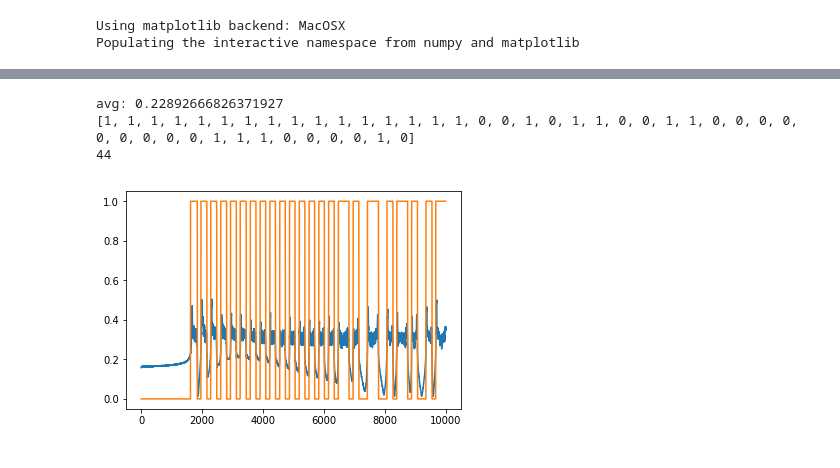
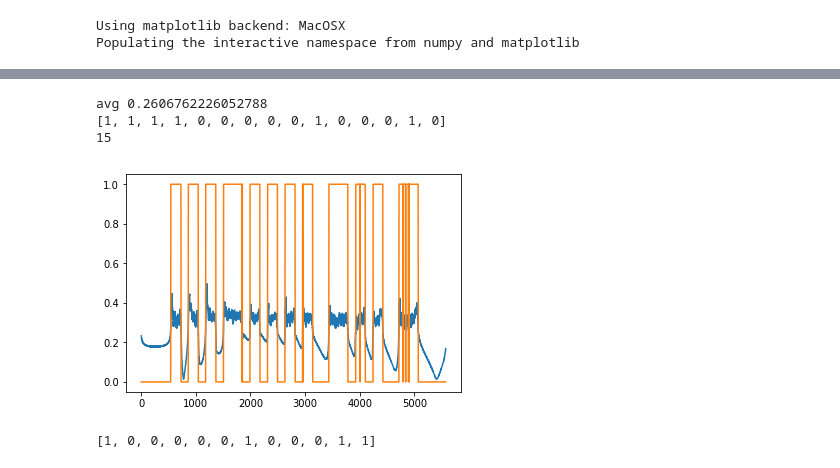
Before and after one commit to Aster1222/Networks-Final, a Jupyter notebook: radio/notebooks/receive.ipynb, the cells around one changed output, grey strips where cells are left out. Cells and saved outputs as stored; diff of their text form; code cells hidden in the pictures.

Commit message:
changed packet structure, detect transmission window

```diff
--- a/radio/notebooks/receive.ipynb
+++ b/radio/notebooks/receive.ipynb
@@ -36,0 +37,27 @@ plt.plot(fm_demodulated_wave[:4000])
+# %%
+def detect_transmission_start(wave):
+    window_size = 100
+    amp_thresh = .5
+    num_thresh = 10
+    for i in range(len(wave)-window_size):
+        if (np.abs(wave[i:i+window_size]) > amp_thresh).sum() > num_thresh:
+            return i
+    return 0
+
+
+def detect_transmission_end(wave, start):
+    window_size = 500
+    amp_thresh = .30
+    num_thresh = 50
+    for i in range(start, len(wave)-window_size):
+        if (np.abs(wave[i:i+window_size]) > amp_thresh).sum() < num_thresh:
+            return i
+    return len(wave) + window_size
+
+
+start = detect_transmission_start(fm_demodulated_wave)
+end = detect_transmission_end(fm_demodulated_wave, start)
+end = len(fm_demodulated_wave) - detect_transmission_start(fm_demodulated_wave[::-1]) + 500
+print('start', start)
+print('end', end)
+plt.plot(fm_demodulated_wave[start:end])
@@ -46,15 +78,21 @@ True
 # %%
 wave, new_samp_rate = fm_demodulate(samples, frequency, offset, samp_rate)
-smoothed_wave = smooth(np.abs(wave), window_len=21, window='flat')
+wave1 = wave[start-500:end]
+samp_per_bit = new_samp_rate/baud
+smoothed_wave = smooth(np.abs(wave1), window_len=21, window='flat')
 envelope = get_envelope(smoothed_wave)[10:-10]
 square_wave = binary_slicer(envelope)
-plt.plot(envelope[:10000])
-plt.plot(square_wave[:10000])
-rec_bits = decode_manchester(square_wave, samp_per_bit, threshold=samp_per_bit/.5099)
+plt.plot(envelope)
+plt.plot(square_wave)
+rec_bits = decode_manchester(square_wave, samp_per_bit, threshold=samp_per_bit/1.5)
 print(rec_bits)
 print(len(rec_bits))
 # %% [output]
-avg: 0.22892666826371927
-[1, 1, 1, 1, 1, 1, 1, 1, 1, 1, 1, 1, 1, 1, 1, 1, 0, 0, 1, 0, 1, 1, 0, 0, 1, 1, 0, 0, 0, 0, 0, 0, 0, 0, 0, 1, 1, 1, 0, 0, 0, 0, 1, 0]
-44
+avg 0.2606762226052788
+[1, 1, 1, 1, 0, 0, 0, 0, 0, 1, 0, 0, 0, 1, 0]
+15
-[figure, old version]
+[figure, new version]
+# %%
+[1, 1, 1, 1, 0, 0, 0, 0, 0, 1, 0, 0, 0, 1, 0]
+# %% [output]
+[1, 0, 0, 0, 0, 0, 1, 0, 0, 0, 1, 1]
```
Also changed, not shown: parts of 5 cells of this notebook, 5 other files.
